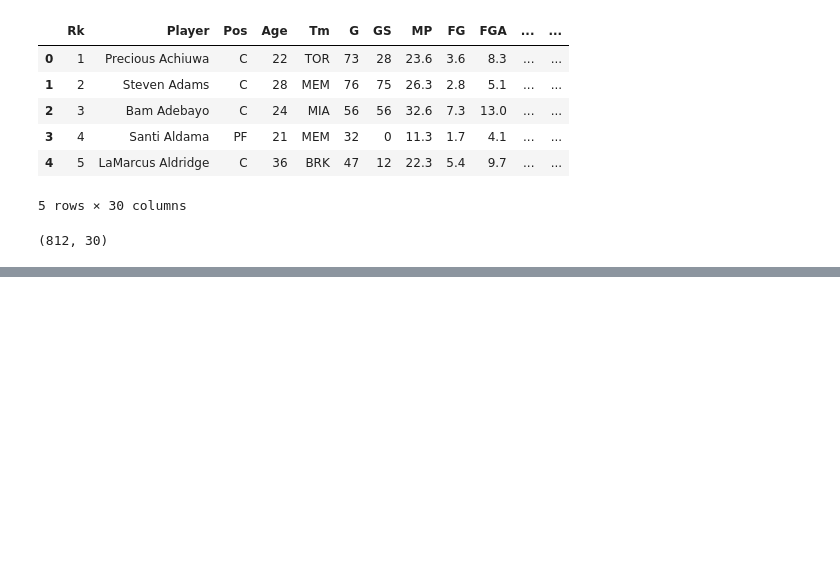
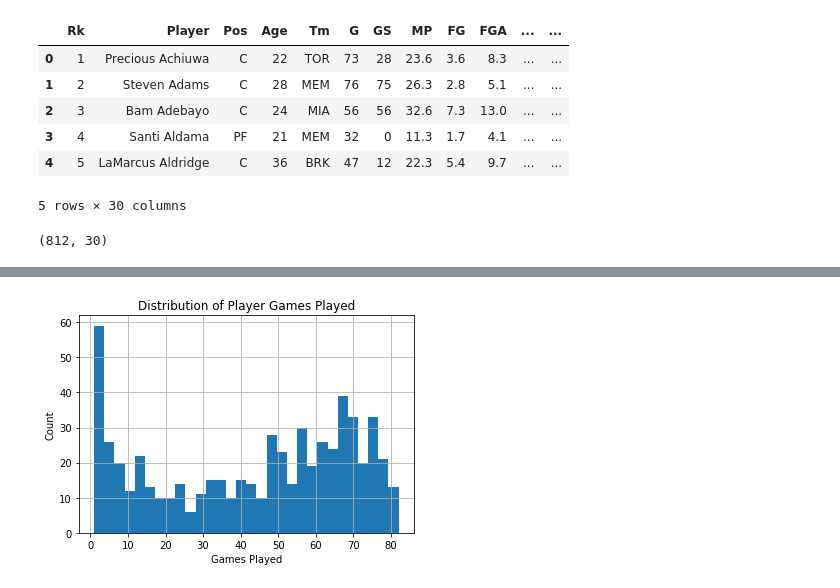
Before and after one commit to chrismle/CML-SB, a Jupyter notebook: CapstoneTwo/Capstone Project Two - Data Wrangling.ipynb, the cells around one changed output, grey strips where cells are left out. Saved outputs shown, nothing was run; the diff lists cells and outputs as text; code cells hidden in the pictures; blank space fills up the shorter version.

```diff
--- a/CapstoneTwo/Capstone Project Two - Data Wrangling.ipynb
+++ b/CapstoneTwo/Capstone Project Two - Data Wrangling.ipynb
@@ -47,0 +169,8 @@ nba_data.shape
+# %%
+#Check for outliers in games played that may skew player stats
+nba_player_stats.G.hist(bins=30)
+plt.xlabel('Games Played')
+plt.ylabel('Count')
+plt.title('Distribution of Player Games Played');
+# %% [output]
+[figure, added]
```
Also changed, not shown: parts of 19 cells of this notebook, 3 other files.
